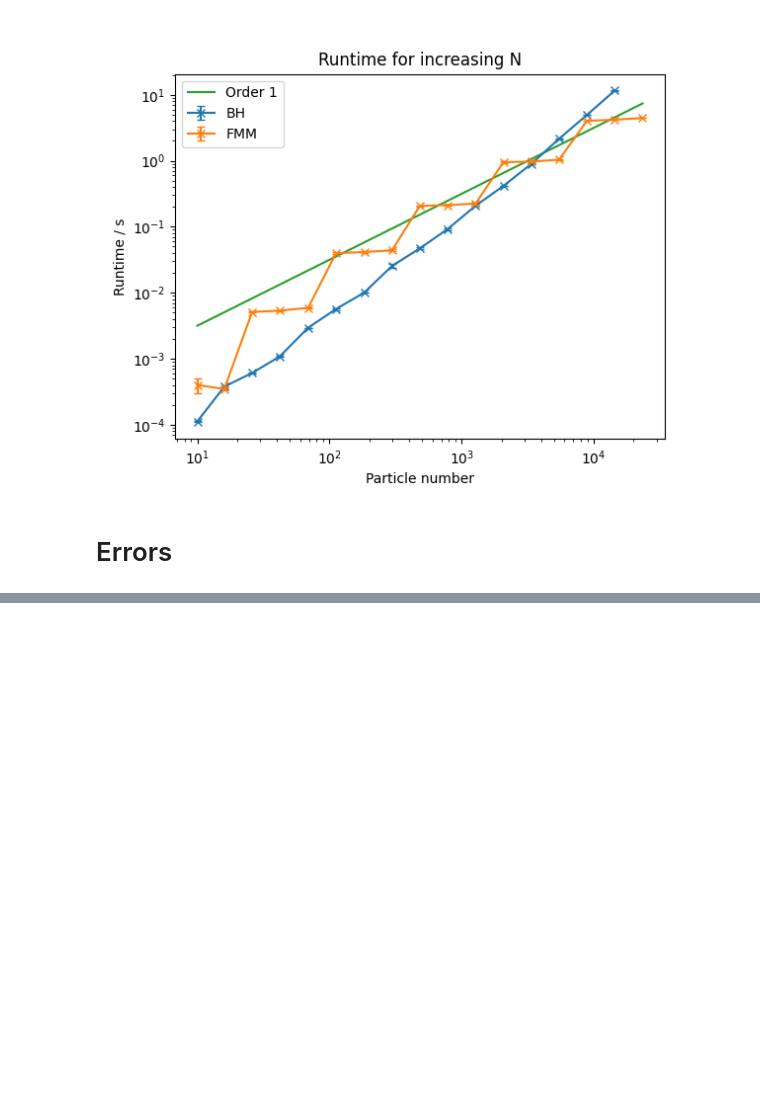
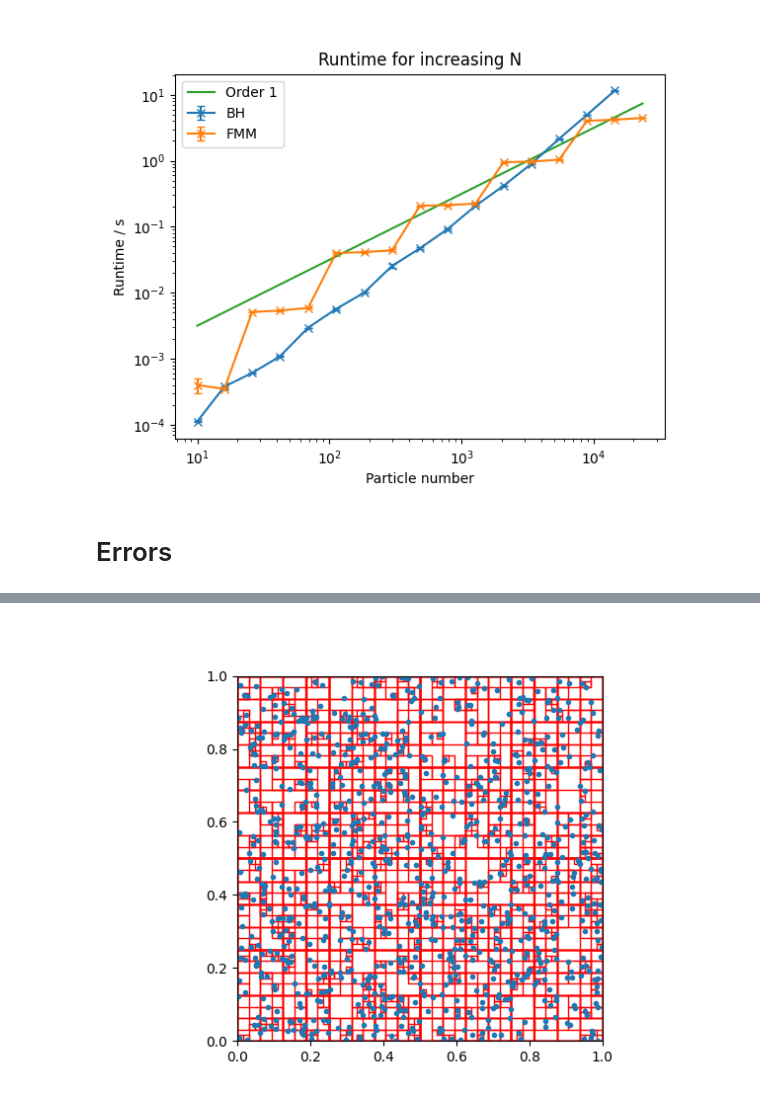
Before and after one commit to Part-II-Computational-Physics/hierarchical-methods-lb880, a Jupyter notebook: test_book.ipynb, the cells around one changed output, grey strips where cells are left out. Cells and saved outputs as stored; diff of their text form; code cells hidden in the pictures; blank space fills up the shorter version.

```diff
--- a/test_book.ipynb
+++ b/test_book.ipynb
@@ -203,0 +190,32 @@ plt.show()
+# %%
+root = bh.RootCell(0.5+0.5j, 1, max_level, 0.5)
+root.populate_with_particles(particles)
+
+fig,ax = plt.subplots()
+ax.set_aspect('equal')
+ax.set_xlim(0,1)
+ax.set_ylim(0,1)
+
+points = [source.centre for source in particles]
+X,Y = np.real(points), np.imag(points)
+
+ax.plot(X,Y, '.')
+
+import matplotlib.patches as patches
+
+def draw_rectangles(cell:bh.Cell):
+    corner = cell.centre - cell.size*(0.5+0.5j)
+    p = patches.Rectangle((corner.real,corner.imag),cell.size,cell.size, fill=False, color='red')
+    ax.add_patch(p)
+    if cell.bit_children == 0:
+        return
+    else:
+        for child in cell.children:
+            if child:
+                draw_rectangles(child)
+
+draw_rectangles(root)
+
+plt.show()
+# %% [output]
+[figure, added]
```
Also changed, not shown: parts of 8 cells of this notebook, 13 other files.
